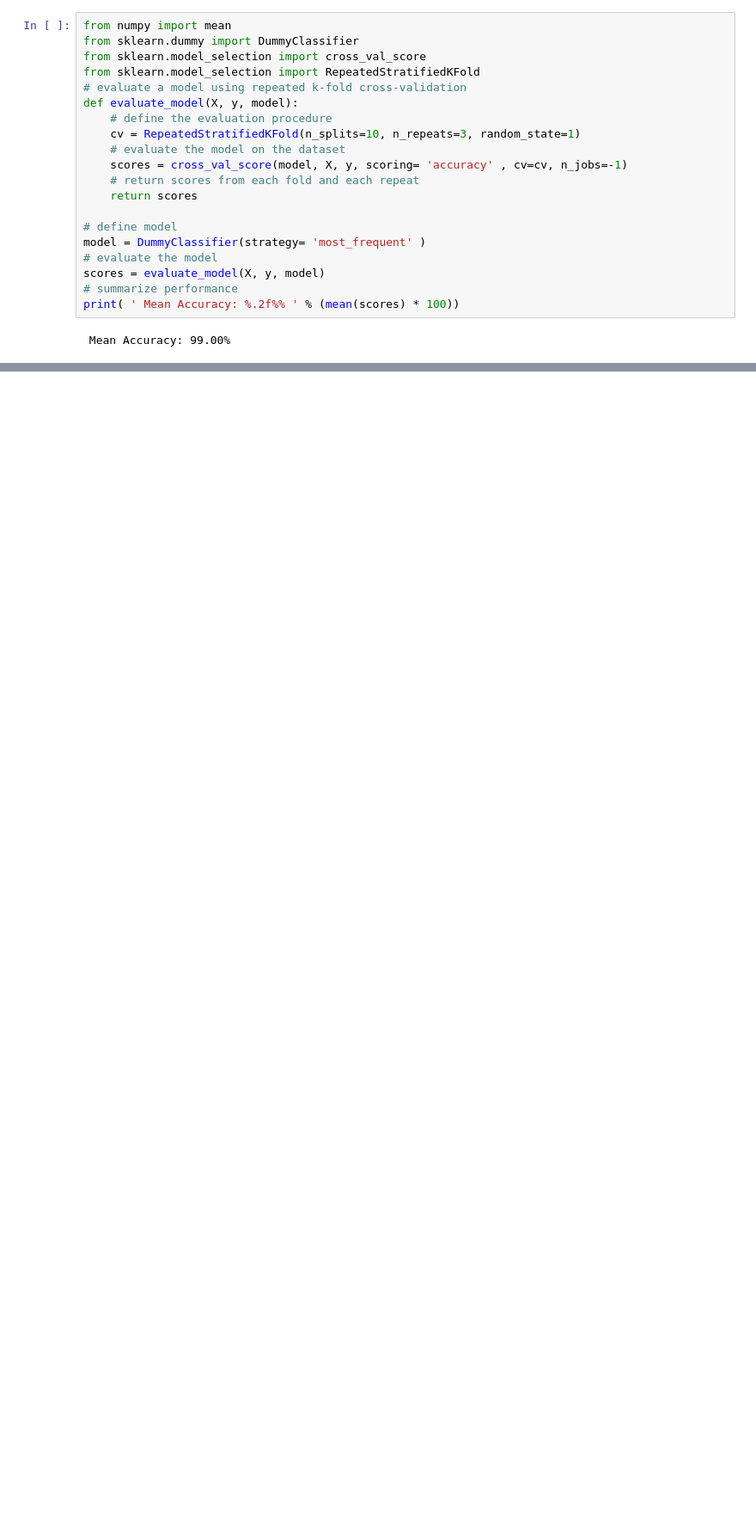
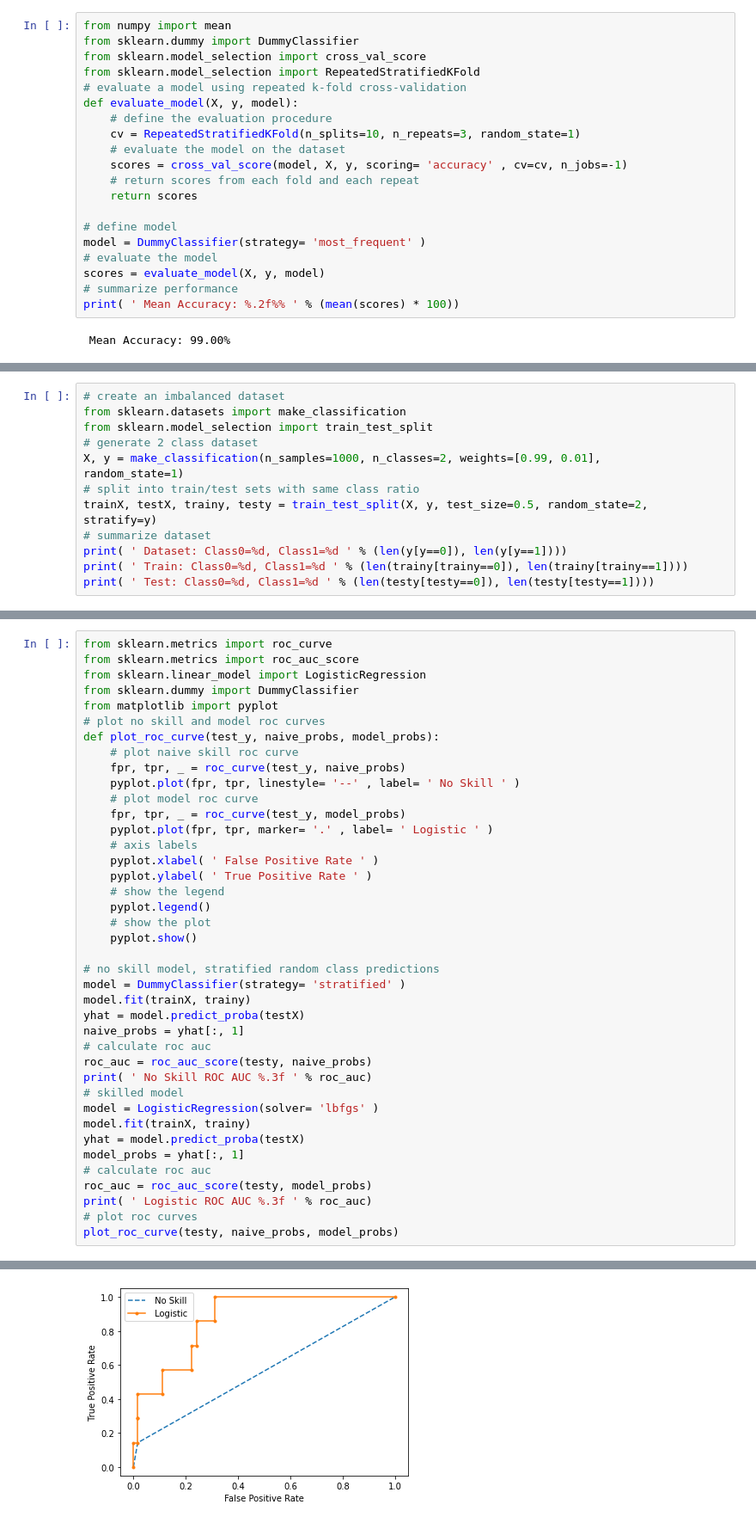
Before and after one commit to flynn3103/ML-Engineer-Notes, a Jupyter notebook: Data_Preparation/5_Imbalanced_Data/1_model_evaluation.ipynb, the cells around one changed output, grey strips where cells are left out. Shown at 86% size. Cells and saved outputs as stored; diff of their text form; blank space fills up the shorter version.

Commit message:
imbalanced data

```diff
--- a/Data_Preparation/5_Imbalanced_Data/1_model_evaluation.ipynb
+++ b/Data_Preparation/5_Imbalanced_Data/1_model_evaluation.ipynb
@@ -88,0 +135,14 @@ appropriate on classification problems when false negatives are more important.
+# %%
+# create an imbalanced dataset
+from sklearn.datasets import make_classification
+from sklearn.model_selection import train_test_split
+# generate 2 class dataset
+X, y = make_classification(n_samples=1000, n_classes=2, weights=[0.99, 0.01],
+random_state=1)
+# split into train/test sets with same class ratio
+trainX, testX, trainy, testy = train_test_split(X, y, test_size=0.5, random_state=2,
+stratify=y)
+# summarize dataset
+print( ' Dataset: Class0=%d, Class1=%d ' % (len(y[y==0]), len(y[y==1])))
+print( ' Train: Class0=%d, Class1=%d ' % (len(trainy[trainy==0]), len(trainy[trainy==1])))
+print( ' Test: Class0=%d, Class1=%d ' % (len(testy[testy==0]), len(testy[testy==1])))
@@ -88,0 +161,41 @@ appropriate on classification problems when false negatives are more important.
+# %%
+from sklearn.metrics import roc_curve
+from sklearn.metrics import roc_auc_score
+from sklearn.linear_model import LogisticRegression
+from sklearn.dummy import DummyClassifier
+from matplotlib import pyplot
+# plot no skill and model roc curves
+def plot_roc_curve(test_y, naive_probs, model_probs):
+    # plot naive skill roc curve
+    fpr, tpr, _ = roc_curve(test_y, naive_probs)
+    pyplot.plot(fpr, tpr, linestyle= '--' , label= ' No Skill ' )
+    # plot model roc curve
+    fpr, tpr, _ = roc_curve(test_y, model_probs)
+    pyplot.plot(fpr, tpr, marker= '.' , label= ' Logistic ' )
+    # axis labels
+    pyplot.xlabel( ' False Positive Rate ' )
+    pyplot.ylabel( ' True Positive Rate ' )
+    # show the legend
+    pyplot.legend()
+    # show the plot
+    pyplot.show()
+
+# no skill model, stratified random class predictions
+model = DummyClassifier(strategy= 'stratified' )
+model.fit(trainX, trainy)
+yhat = model.predict_proba(testX)
+naive_probs = yhat[:, 1]
+# calculate roc auc
+roc_auc = roc_auc_score(testy, naive_probs)
+print( ' No Skill ROC AUC %.3f ' % roc_auc)
+# skilled model
+model = LogisticRegression(solver= 'lbfgs' )
+model.fit(trainX, trainy)
+yhat = model.predict_proba(testX)
+model_probs = yhat[:, 1]
+# calculate roc auc
+roc_auc = roc_auc_score(testy, model_probs)
+print( ' Logistic ROC AUC %.3f ' % roc_auc)
+# plot roc curves
+plot_roc_curve(testy, naive_probs, model_probs)
+# %% [output]
@@ -88,0 +204 @@ appropriate on classification problems when false negatives are more important.
+[figure, added]
```
Also changed, not shown: parts of 19 cells of this notebook, 16 other files.
